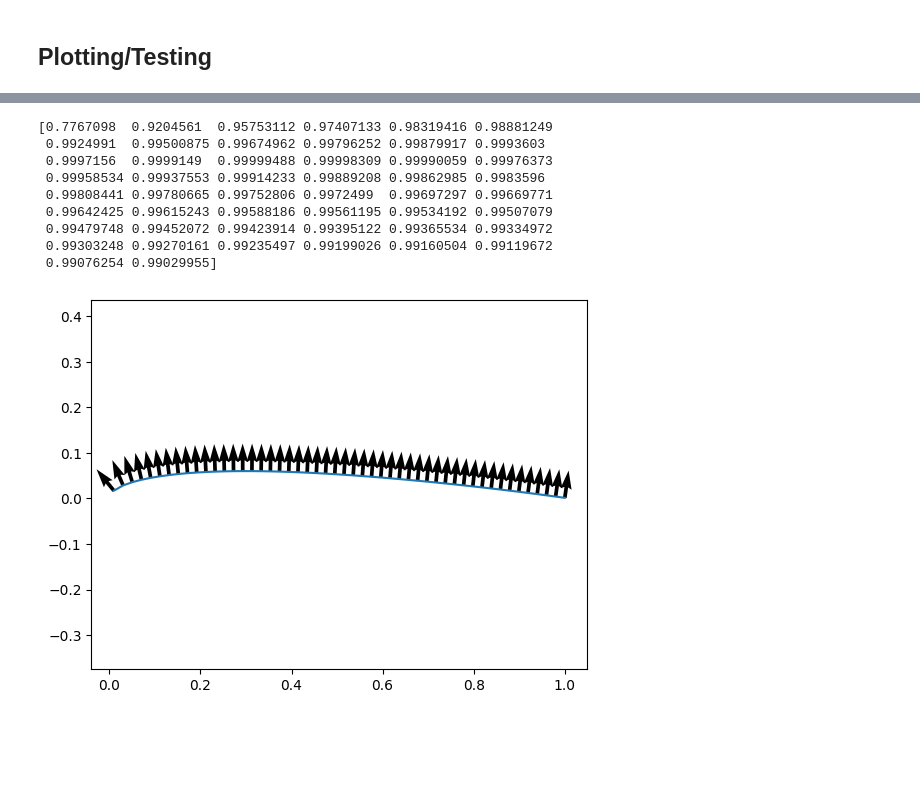
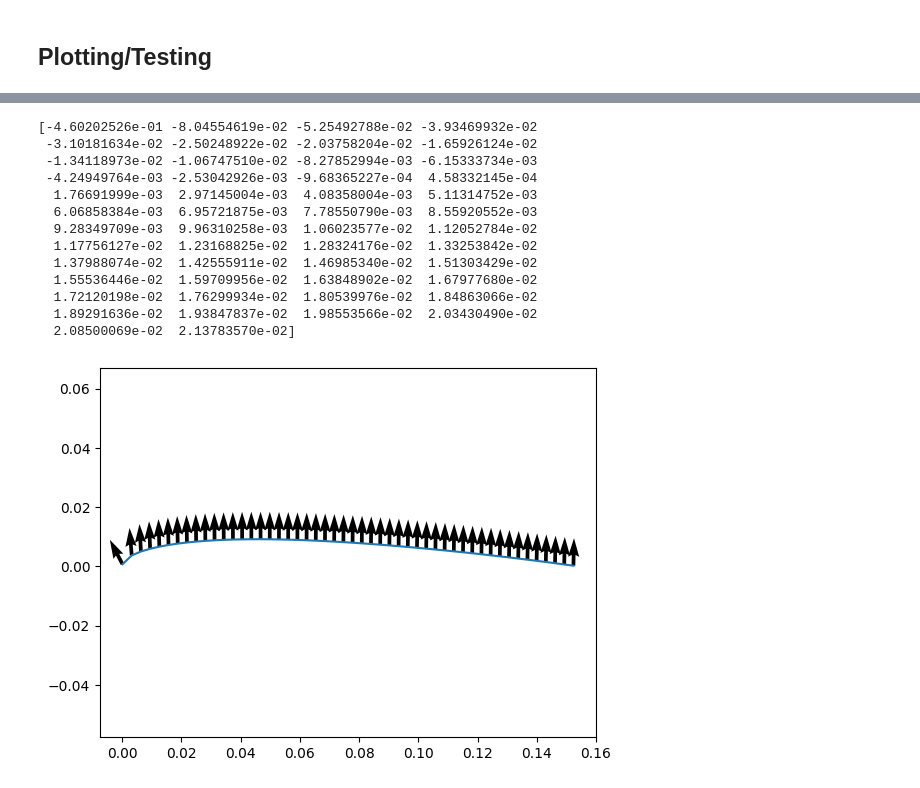
Before and after one commit to ddm-j/AE447Lab2, a Jupyter notebook: Airfoil Integration.ipynb, the cells around one changed output, grey strips where cells are left out. Saved outputs shown, nothing was run; the diff lists cells and outputs as text; code cells hidden in the pictures; blank space fills up the shorter version.

```diff
--- a/Airfoil Integration.ipynb
+++ b/Airfoil Integration.ipynb
@@ -12,11 +12,12 @@ import matplotlib.pyplot as plt
 # %% [markdown]
 ## Variables
 # %%
-x, a, b, c, d, e, t = sym.symbols('x a b c d e t')
+x, a, b, c, d, e, t, c_a = sym.symbols('x a b c d e t c_a')
 N = CoordSys3D('N')
 # %% [markdown]
 ## Symmetric Airfoil Equation
 # %%
-airfoil = x*N.i + 5*t*(a*sym.sqrt(x) + b*x + c*sym.Pow(x, 2) + d*sym.Pow(x, 3) + e*sym.Pow(x, 4))*N.j
+airfoil = x*N.i + c_a*5*t*(a*sym.sqrt(x) + b*x + c*sym.Pow(x, 2) + d*sym.Pow(x, 3) + e*sym.Pow(x, 4))*N.j
+airfoil = airfoil.subs(x, x/c_a)
 airfoil
 # %% [output]
@@ -48,7 +49,8 @@ coeffs = {
     'c':-0.3516,
     'd':0.2843,
     'e':-0.1015,
-    't':0.12
+    't':0.12,
+    'c_a':6*0.0254
 }
 airfoil = airfoil.subs(coeffs)
 unit_normal = unit_normal.subs(coeffs)
@@ -62,23 +64,27 @@ fy_airfoil = lambdify(x, airfoil.coeff(N.j))
 fx_norm = lambdify(x, unit_normal.coeff(N.i))
 fy_norm = lambdify(x, unit_normal.coeff(N.j))
 # %%
-x_c = np.linspace(0.01, 1, 50)
+x_c = np.linspace(0.0001, 6*0.0254, 50)
 y_c = fy_airfoil(x_c)
 x_n = fx_norm(x_c)
 y_n = fy_norm(x_c)
-print(y_n)
+print(x_n)
 plt.plot(x_c, y_c)
 plt.quiver(x_c, y_c, x_n, y_n)
 plt.axis('equal')
 plt.show()
 # %% [output]
-[0.7767098  0.9204561  0.95753112 0.97407133 0.98319416 0.98881249
- 0.9924991  0.99500875 0.99674962 0.99796252 0.99879917 0.9993603
- 0.9997156  0.9999149  0.99999488 0.99998309 0.99990059 0.99976373
- 0.99958534 0.99937553 0.99914233 0.99889208 0.99862985 0.9983596
- 0.99808441 0.99780665 0.99752806 0.9972499  0.99697297 0.99669771
- 0.99642425 0.99615243 0.99588186 0.99561195 0.99534192 0.99507079
- 0.99479748 0.99452072 0.99423914 0.99395122 0.99365534 0.99334972
- 0.99303248 0.99270161 0.99235497 0.99199026 0.99160504 0.99119672
- 0.99076254 0.99029955]
+[-4.60202526e-01 -8.04554619e-02 -5.25492788e-02 -3.93469932e-02
+ -3.10181634e-02 -2.50248922e-02 -2.03758204e-02 -1.65926124e-02
+ -1.34118973e-02 -1.06747510e-02 -8.27852994e-03 -6.15333734e-03
+ -4.24949764e-03 -2.53042926e-03 -9.68365227e-04  4.58332145e-04
+  1.76691999e-03  2.97145004e-03  4.08358004e-03  5.11314752e-03
+  6.06858384e-03  6.95721875e-03  7.78550790e-03  8.55920552e-03
+  9.28349709e-03  9.96310258e-03  1.06023577e-02  1.12052784e-02
+  1.17756127e-02  1.23168825e-02  1.28324176e-02  1.33253842e-02
+  1.37988074e-02  1.42555911e-02  1.46985340e-02  1.51303429e-02
+  1.55536446e-02  1.59709956e-02  1.63848902e-02  1.67977680e-02
+  1.72120198e-02  1.76299934e-02  1.80539976e-02  1.84863066e-02
+  1.89291636e-02  1.93847837e-02  1.98553566e-02  2.03430490e-02
+  2.08500069e-02  2.13783570e-02]
-[figure, old version]
+[figure, new version]
```
Also changed, not shown: parts of 5 cells of this notebook, 12 other files.
